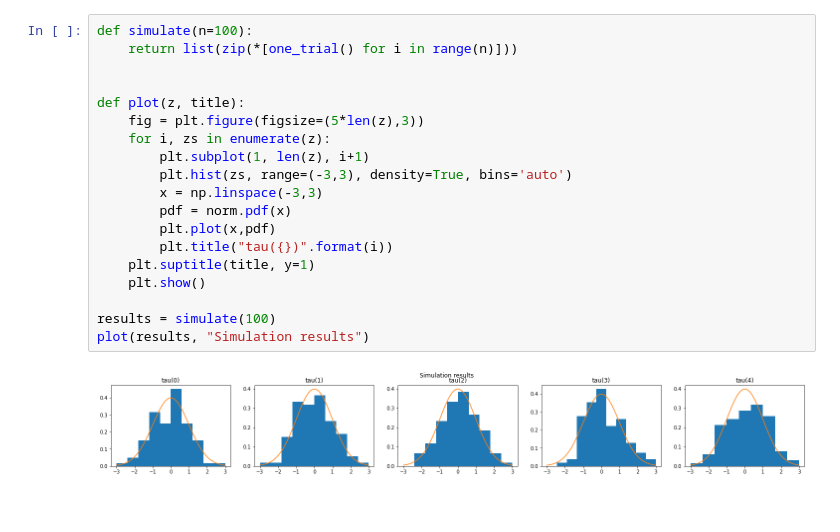
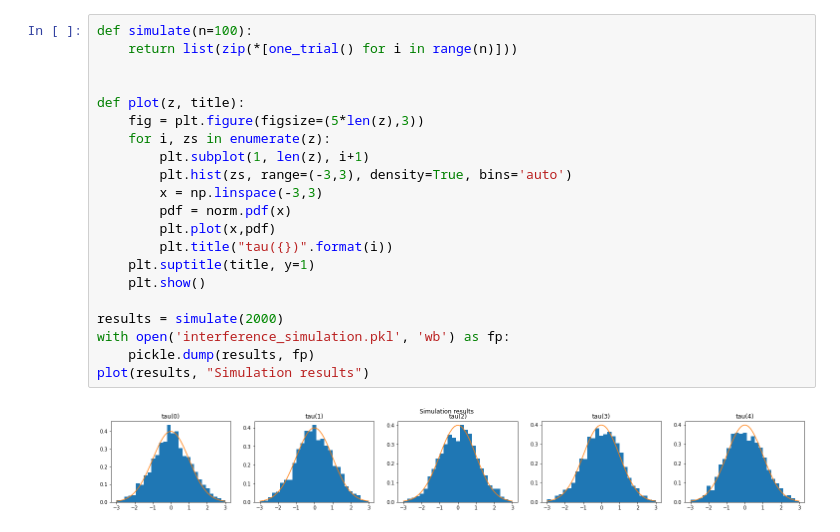
Before and after one commit to freshtaste/CausalModel, a Jupyter notebook: causalmodel/Samples/Interference.ipynb, the cells around one changed output. Drawn from its saved outputs; the diff is of its cells as text.

Commit message:
run simulations

```diff
--- a/causalmodel/Samples/Interference.ipynb
+++ b/causalmodel/Samples/Interference.ipynb
@@ -20,21 +21,23 @@ print(one_trial())
 # %%
 def simulate(n=100):
     return list(zip(*[one_trial() for i in range(n)]))
 
 
 def plot(z, title):
     fig = plt.figure(figsize=(5*len(z),3))
     for i, zs in enumerate(z):
         plt.subplot(1, len(z), i+1)
         plt.hist(zs, range=(-3,3), density=True, bins='auto')
         x = np.linspace(-3,3)
         pdf = norm.pdf(x)
         plt.plot(x,pdf)
         plt.title("tau({})".format(i))
     plt.suptitle(title, y=1)
     plt.show()
 
-results = simulate(100)
+results = simulate(2000)
+with open('interference_simulation.pkl', 'wb') as fp:
+    pickle.dump(results, fp)
 plot(results, "Simulation results")
 # %% [output]
-[figure, old version]
+[figure, new version]
```
Also changed, not shown: parts of 2 cells of this notebook, 2 other files.
